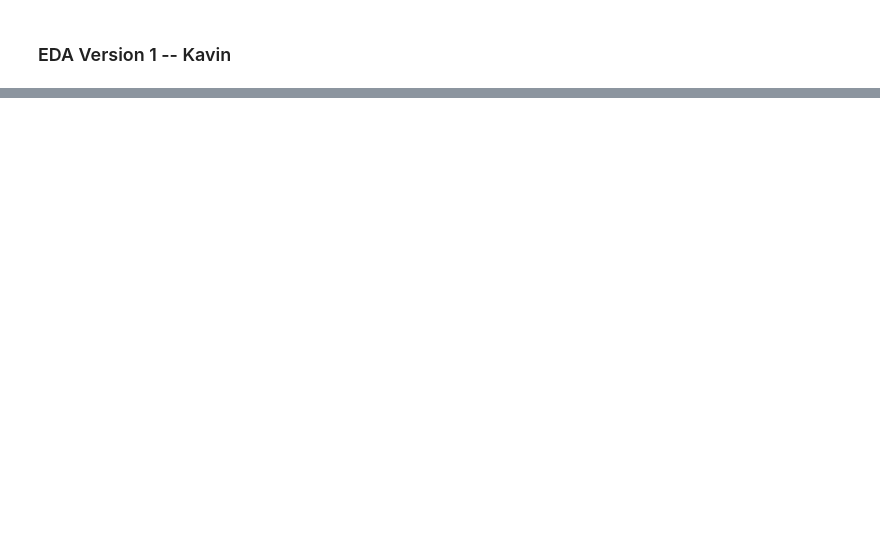
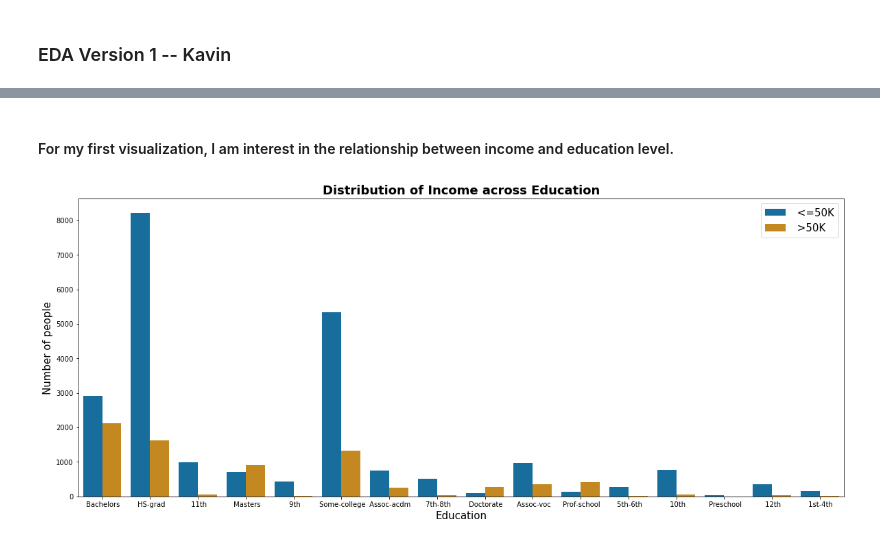
Before and after one commit to UCB-stat-159-s22/hw07-group24, a Jupyter notebook: notebooks/EDA.ipynb, the cells around one changed output, grey strips where cells are left out. Saved outputs shown, nothing was run; the diff lists cells and outputs as text; code cells hidden in the pictures; blank space fills up the shorter version.

```diff
--- a/notebooks/EDA.ipynb
+++ b/notebooks/EDA.ipynb
@@ -14,0 +200,14 @@ Ellipsis
+# %% [markdown]
+#### For my first visualization, I am interest in the relationship between income and education level.
+# %%
+plt.figure(figsize=(20, 8))
+sns.countplot(data['education'], hue=data['income'], palette='colorblind')
+
+plt.title('Distribution of Income across Education', fontdict={
+          'fontsize': 18, 'fontweight': 'bold'})
+plt.xlabel('Education', fontdict={'fontsize': 15})
+plt.ylabel('Number of people', fontdict={'fontsize': 15})
+plt.legend(loc=1, prop={'size': 15})
+plt.show()
+# %% [output]
+[figure, added]
```
Also changed, not shown: parts of 35 cells of this notebook.
